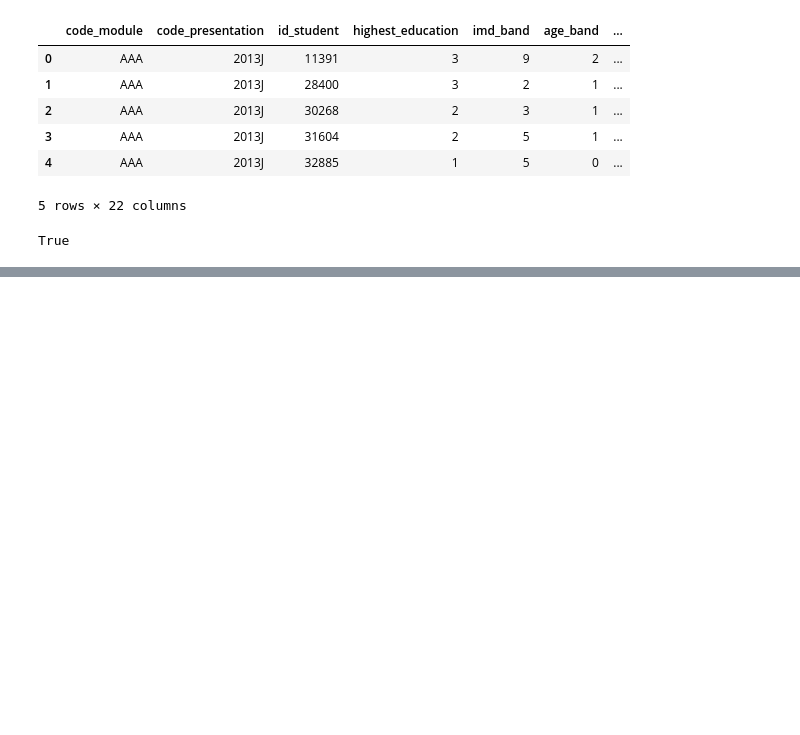
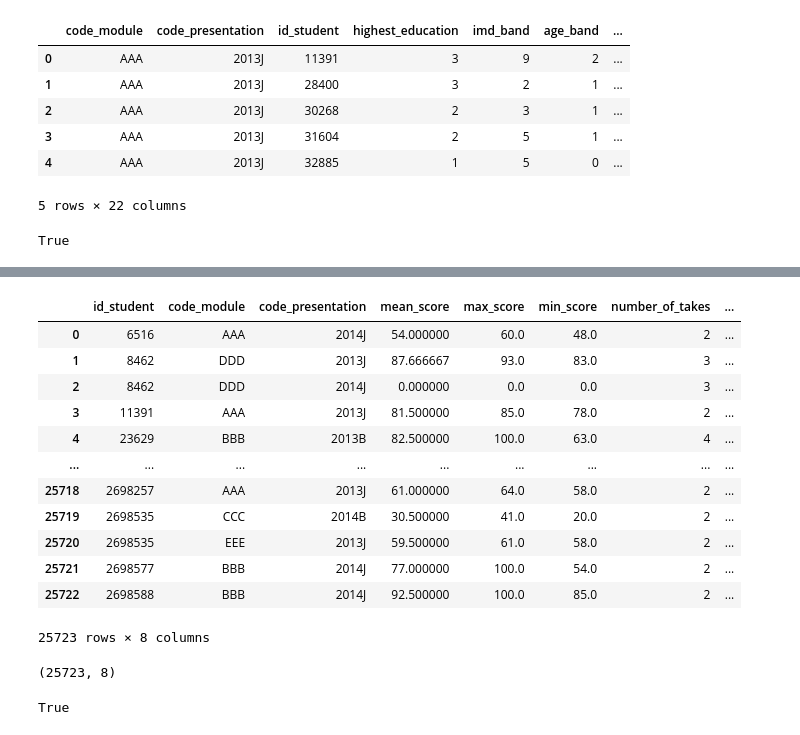
Before and after one commit to BrightTimothy/Student-performance-predictor, a Jupyter notebook: notebooks/Feature_engineering.ipynb, the cells around one changed output, grey strips where cells are left out. Saved outputs shown, nothing was run; the diff lists cells and outputs as text; code cells hidden in the pictures; blank space fills up the shorter version.

```diff
--- a/notebooks/Feature_engineering.ipynb
+++ b/notebooks/Feature_engineering.ipynb
@@ -344,0 +484,30 @@ True
+# %%
+early_assessments = early_assessments[early_assessments["assessment_type"] != "Exam"]
+# %%
+assessment_features = early_assessments.groupby(["id_student", "code_module", "code_presentation"]).agg(
+    mean_score = ("score", "mean"),
+    max_score = ("score", "max"),
+    min_score = ("score", "min"),
+    number_of_takes = ("score", "count"),
+    mean_weight = ("weight", "mean")
+).reset_index()
+# %%
+assessment_features
+# %% [output]
+|  | id_student | code_module | code_presentation | mean_score | max_score | min_score | number_of_takes | ... |
+| 0 | 6516 | AAA | 2014J | 54.000000 | 60.0 | 48.0 | 2 | ... |
+| 1 | 8462 | DDD | 2013J | 87.666667 | 93.0 | 83.0 | 3 | ... |
+| 2 | 8462 | DDD | 2014J | 0.000000 | 0.0 | 0.0 | 3 | ... |
+| 3 | 11391 | AAA | 2013J | 81.500000 | 85.0 | 78.0 | 2 | ... |
+| 4 | 23629 | BBB | 2013B | 82.500000 | 100.0 | 63.0 | 4 | ... |
+| ... | ... | ... | ... | ... | ... | ... | ... | ... |
+| 25718 | 2698257 | AAA | 2013J | 61.000000 | 64.0 | 58.0 | 2 | ... |
+| 25719 | 2698535 | CCC | 2014B | 30.500000 | 41.0 | 20.0 | 2 | ... |
+| 25720 | 2698535 | EEE | 2013J | 59.500000 | 61.0 | 58.0 | 2 | ... |
+| 25721 | 2698577 | BBB | 2014J | 77.000000 | 100.0 | 54.0 | 2 | ... |
+| 25722 | 2698588 | BBB | 2014J | 92.500000 | 100.0 | 85.0 | 2 | ... |
+25723 rows × 8 columns
+# %%
+assessment_features.shape
+# %% [output]
+(25723, 8)
@@ -344,0 +516,4 @@ True
+# %%
+os.path.exists("../data/processed/assessment_features.csv")
+# %% [output]
+True
```
Also changed, not shown: parts of 19 cells of this notebook.
